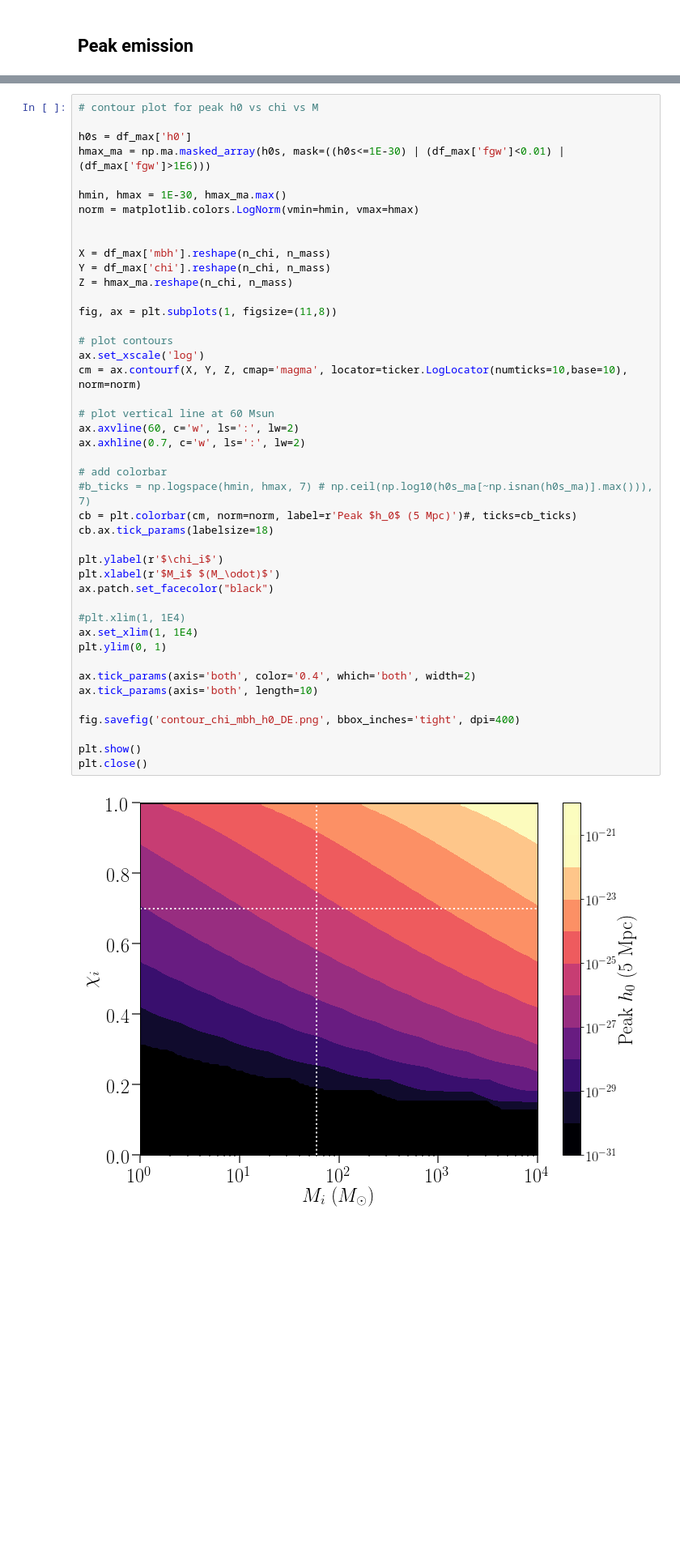
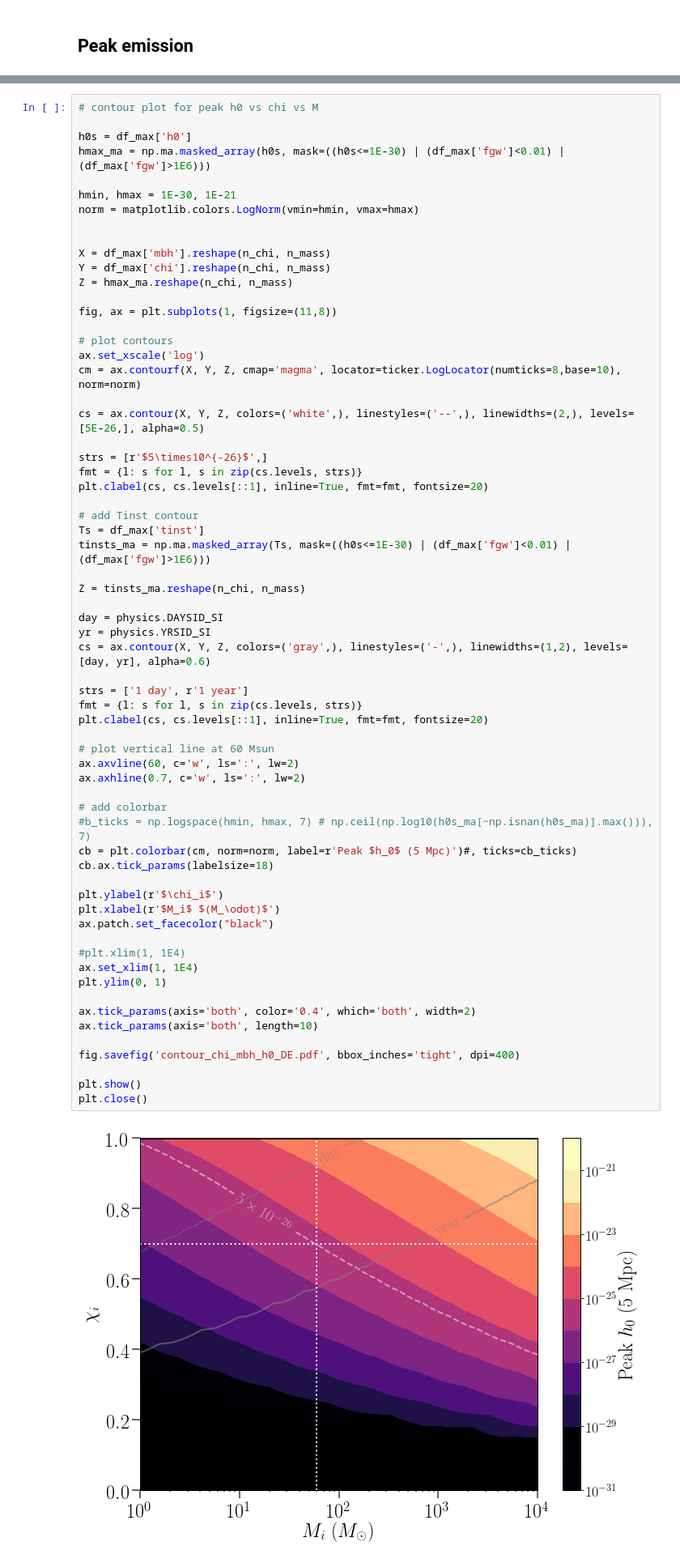
Before and after one commit to maxisi/gwaxion, a Jupyter notebook: examples/peak.ipynb, the cells around one changed output, grey strips where cells are left out. Shown at 81% size. Cells and saved outputs as stored; diff of their text form; blank space fills up the shorter version.

```diff
--- a/examples/peak.ipynb
+++ b/examples/peak.ipynb
@@ -152,7 +152,7 @@ plt.close()
 h0s = df_max['h0']
 hmax_ma = np.ma.masked_array(h0s, mask=((h0s<=1E-30) | (df_max['fgw']<0.01) | (df_max['fgw']>1E6)))
 
-hmin, hmax = 1E-30, hmax_ma.max()
+hmin, hmax = 1E-30, 1E-21
 norm = matplotlib.colors.LogNorm(vmin=hmin, vmax=hmax)
 
 
@@ -162,36 +162,56 @@ Z = hmax_ma.reshape(n_chi, n_mass)
 
 fig, ax = plt.subplots(1, figsize=(11,8))
 
 # plot contours
 ax.set_xscale('log')
-cm = ax.contourf(X, Y, Z, cmap='magma', locator=ticker.LogLocator(numticks=10,base=10), norm=norm)
+cm = ax.contourf(X, Y, Z, cmap='magma', locator=ticker.LogLocator(numticks=8,base=10), norm=norm)
+
+cs = ax.contour(X, Y, Z, colors=('white',), linestyles=('--',), linewidths=(2,), levels=[5E-26,], alpha=0.5)
+
+strs = [r'$5\times10^{-26}$',]
+fmt = {l: s for l, s in zip(cs.levels, strs)}
+plt.clabel(cs, cs.levels[::1], inline=True, fmt=fmt, fontsize=20)
+
+# add Tinst contour
+Ts = df_max['tinst']
+tinsts_ma = np.ma.masked_array(Ts, mask=((h0s<=1E-30) | (df_max['fgw']<0.01) | (df_max['fgw']>1E6)))
+
+Z = tinsts_ma.reshape(n_chi, n_mass)
+
+day = physics.DAYSID_SI
+yr = physics.YRSID_SI
+cs = ax.contour(X, Y, Z, colors=('gray',), linestyles=('-',), linewidths=(1,2), levels=[day, yr], alpha=0.6)
+
+strs = ['1 day', r'1 year']
+fmt = {l: s for l, s in zip(cs.levels, strs)}
+plt.clabel(cs, cs.levels[::1], inline=True, fmt=fmt, fontsize=20)
 
 # plot vertical line at 60 Msun
 ax.axvline(60, c='w', ls=':', lw=2)
 ax.axhline(0.7, c='w', ls=':', lw=2)
 
 # add colorbar
 #b_ticks = np.logspace(hmin, hmax, 7) # np.ceil(np.log10(h0s_ma[~np.isnan(h0s_ma)].max())), 7)
 cb = plt.colorbar(cm, norm=norm, label=r'Peak $h_0$ (5 Mpc)')#, ticks=cb_ticks)
 cb.ax.tick_params(labelsize=18)
 
 plt.ylabel(r'$\chi_i$')
 plt.xlabel(r'$M_i$ $(M_\odot)$')
 ax.patch.set_facecolor("black")
 
 #plt.xlim(1, 1E4)
 ax.set_xlim(1, 1E4)
 plt.ylim(0, 1)
 
 ax.tick_params(axis='both', color='0.4', which='both', width=2)
 ax.tick_params(axis='both', length=10)
 
-fig.savefig('contour_chi_mbh_h0_DE.png', bbox_inches='tight', dpi=400)
+fig.savefig('contour_chi_mbh_h0_DE.pdf', bbox_inches='tight', dpi=400)
 
 plt.show()
 plt.close()
 # %% [output]
-[figure, old version]
+[figure, new version]
 # %% [markdown]
 ## Timescale
 # %%
```
Also changed, not shown: 5 other files.
